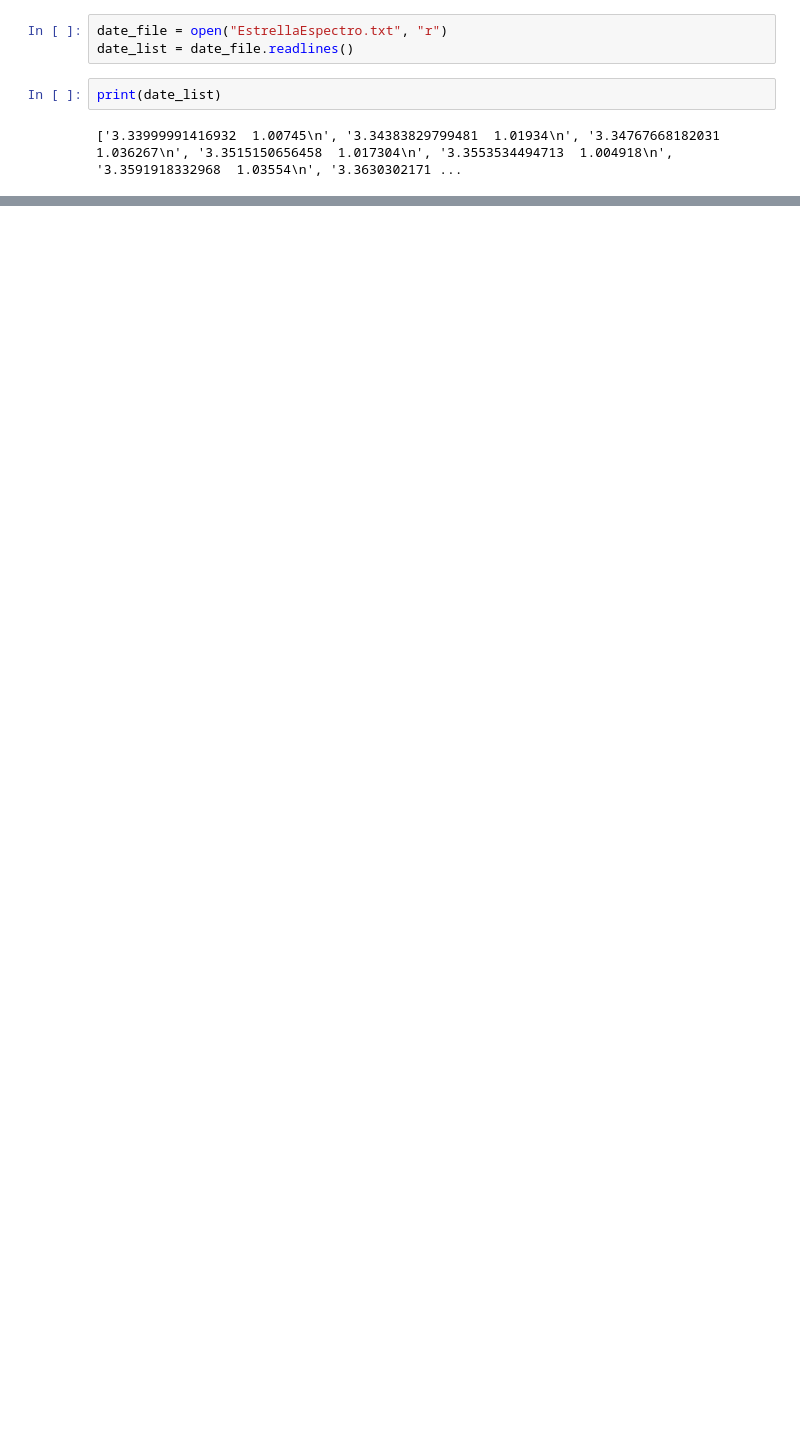
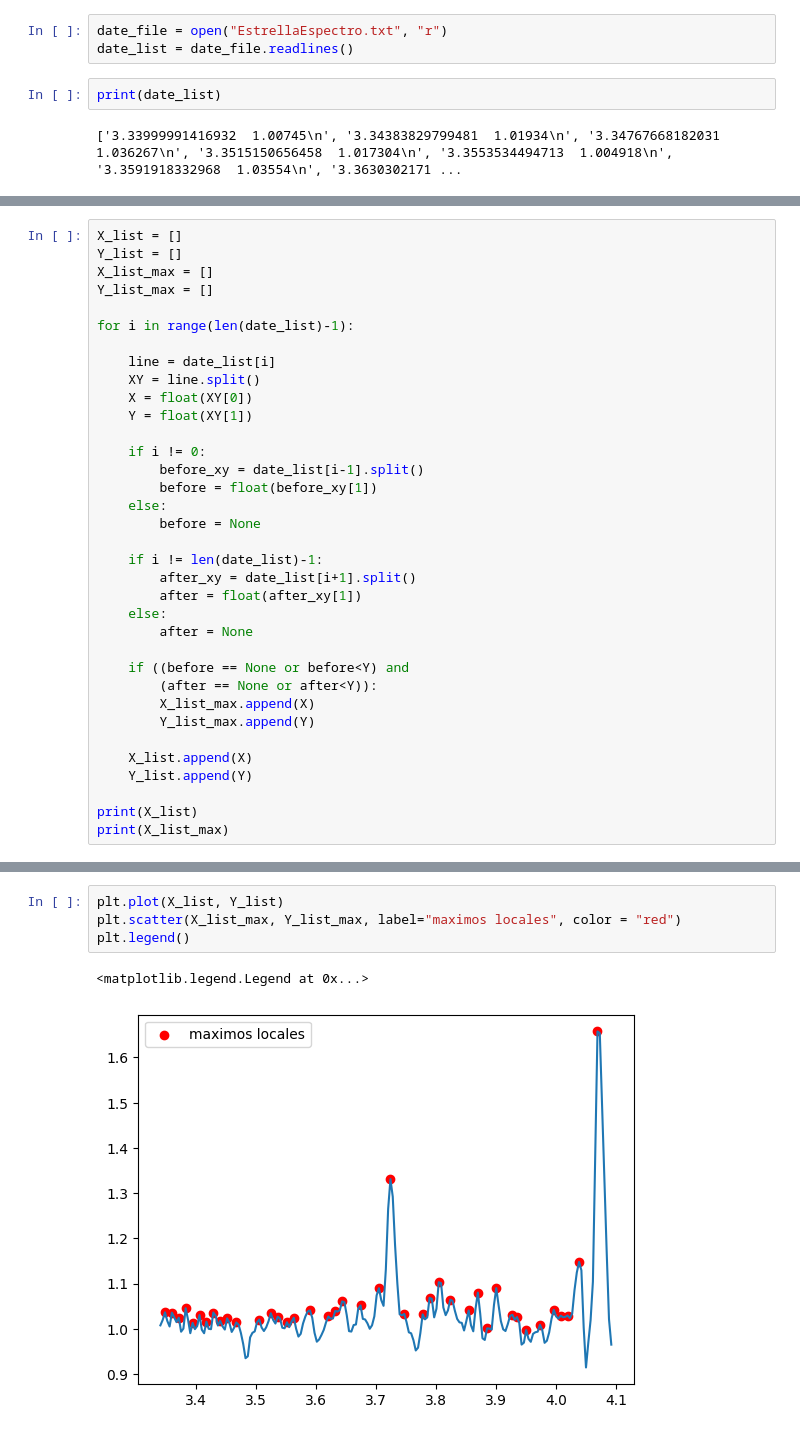
Before and after one commit to ltocasuche/Metodos1_Fernando_Bareno_Y_Laura_Tocasuche, a Jupyter notebook: Tarea1.ipynb, the cells around one changed output, grey strips where cells are left out. Drawn from its saved outputs; the diff is of its cells as text; blank space fills up the shorter version.

```diff
--- a/Tarea1.ipynb
+++ b/Tarea1.ipynb
@@ -102,0 +41,35 @@ print(X_list_max)
+# %%
+X_list = []
+Y_list = []
+X_list_max = []
+Y_list_max = []
+
+for i in range(len(date_list)-1):
+
+    line = date_list[i]
+    XY = line.split()
+    X = float(XY[0])
+    Y = float(XY[1])
+
+    if i != 0:
+        before_xy = date_list[i-1].split()
+        before = float(before_xy[1])
+    else:
+        before = None
+
+    if i != len(date_list)-1:
+        after_xy = date_list[i+1].split()
+        after = float(after_xy[1])
+    else:
+        after = None
+
+    if ((before == None or before<Y) and
+        (after == None or after<Y)):
+        X_list_max.append(X)
+        Y_list_max.append(Y)
+
+    X_list.append(X)
+    Y_list.append(Y)
+
+print(X_list)
+print(X_list_max)
@@ -102,0 +79,7 @@ print(X_list_max)
+# %%
+plt.plot(X_list, Y_list)
+plt.scatter(X_list_max, Y_list_max, label="maximos locales", color = "red")
+plt.legend()
+# %% [output]
+<matplotlib.legend.Legend at 0x...>
+[figure, added]
```
Also changed, not shown: parts of 12 cells of this notebook.
